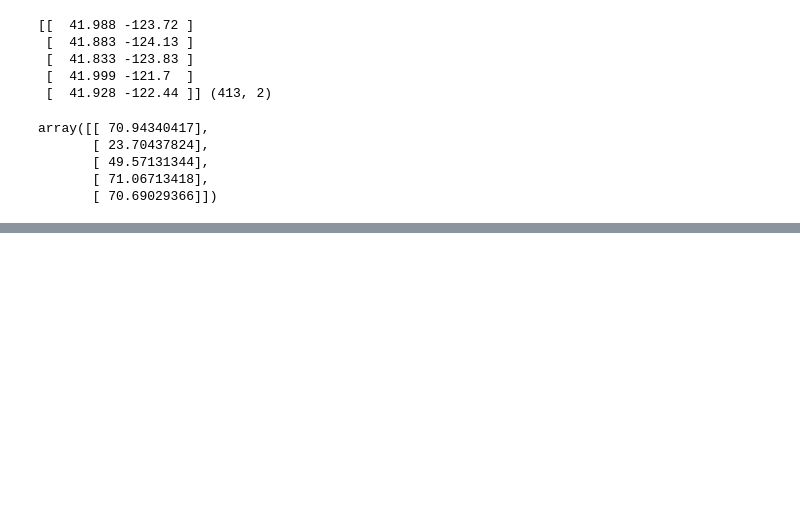
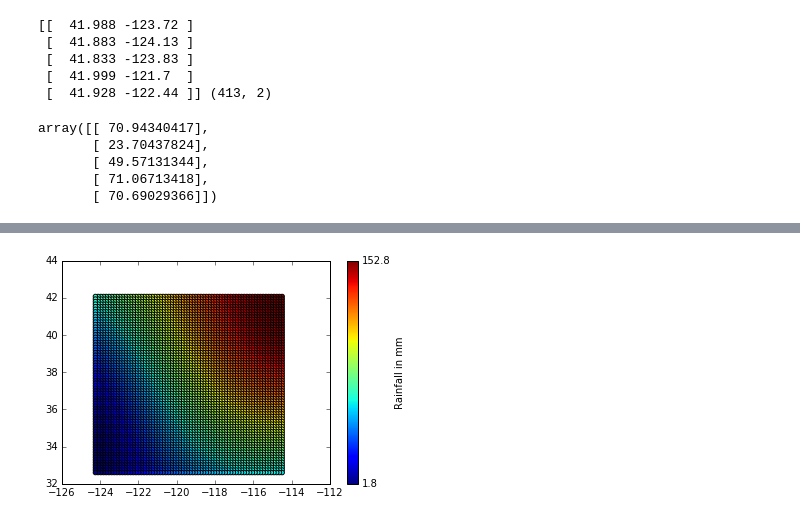
Before and after one commit to pksohn/geostatistics, a Jupyter notebook: testing.ipynb, the cells around one changed output, grey strips where cells are left out. Cells and saved outputs as stored; diff of their text form; code cells hidden in the pictures; blank space fills up the shorter version.

```diff
--- a/testing.ipynb
+++ b/testing.ipynb
@@ -60,0 +132,4 @@ array([  66.66639277,   65.04907473,   63.37405449, ...,  107.14594819,
+# %%
+viz = kriging.simulate(bbox=bounding_box, ncells=70, l=8.0, sigma=0.45, indices=True, show_visual=True, save_visual='sim.png')
+# %% [output]
+[figure, added]
```
Also changed, not shown: parts of 8 cells of this notebook, 9 other files.
